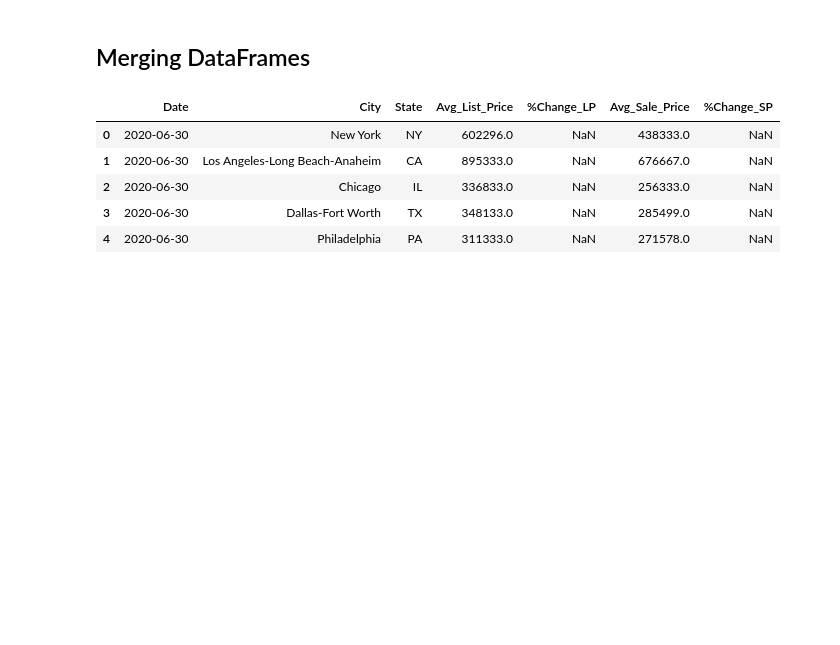
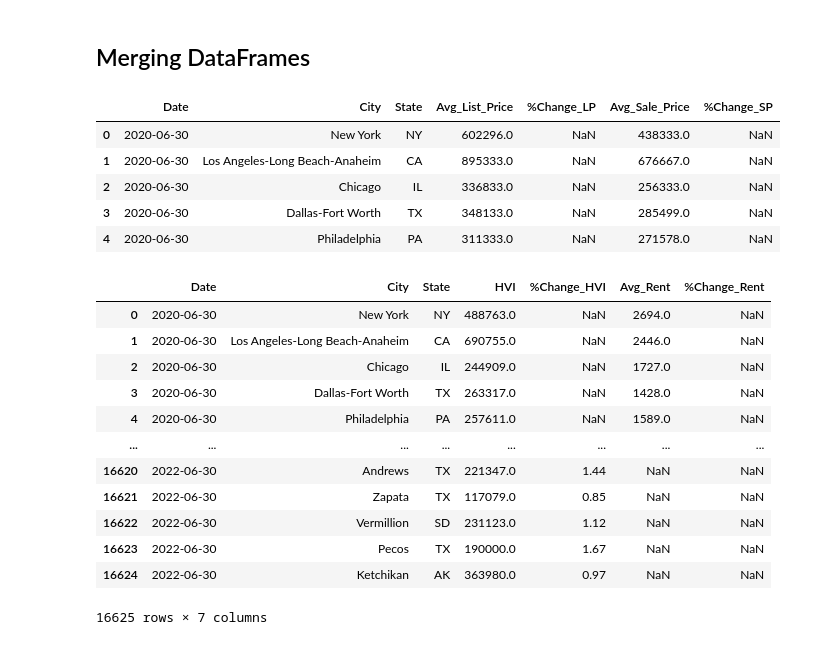
Before and after one commit to mein0819/Final_Project, a Jupyter notebook: Initial_Data_Exploration.ipynb, the cells around one changed output. Saved outputs shown, nothing was run; the diff lists cells and outputs as text; code cells hidden in the pictures; blank space fills up the shorter version.

Commit message:
merged hvi and rent df, test unsupervised ML model

```diff
--- a/Initial_Data_Exploration.ipynb
+++ b/Initial_Data_Exploration.ipynb
@@ -710,3 +710,24 @@ list_sale_data.head()
 | 2 | 2020-06-30 | Chicago | IL | 336833.0 | NaN | 256333.0 | NaN |
 | 3 | 2020-06-30 | Dallas-Fort Worth | TX | 348133.0 | NaN | 285499.0 | NaN |
 | 4 | 2020-06-30 | Philadelphia | PA | 311333.0 | NaN | 271578.0 | NaN |
+# %%
+# Merge hvi_by_month and rent_data_by_month dataframes
+df = pd.merge(hvi_by_month, rent_data_by_month[['Date', 'City', 'Avg_Rent', '%Change_Rent' ]],
+                        how='left',
+                        left_on=['Date', 'City'],
+                        right_on=['Date', 'City'])
+df
+# %% [output]
+|  | Date | City | State | HVI | %Change_HVI | Avg_Rent | %Change_Rent |
+| 0 | 2020-06-30 | New York | NY | 488763.0 | NaN | 2694.0 | NaN |
+| 1 | 2020-06-30 | Los Angeles-Long Beach-Anaheim | CA | 690755.0 | NaN | 2446.0 | NaN |
+| 2 | 2020-06-30 | Chicago | IL | 244909.0 | NaN | 1727.0 | NaN |
+| 3 | 2020-06-30 | Dallas-Fort Worth | TX | 263317.0 | NaN | 1428.0 | NaN |
+| 4 | 2020-06-30 | Philadelphia | PA | 257611.0 | NaN | 1589.0 | NaN |
+| ... | ... | ... | ... | ... | ... | ... | ... |
+| 16620 | 2022-06-30 | Andrews | TX | 221347.0 | 1.44 | NaN | NaN |
+| 16621 | 2022-06-30 | Zapata | TX | 117079.0 | 0.85 | NaN | NaN |
+| 16622 | 2022-06-30 | Vermillion | SD | 231123.0 | 1.12 | NaN | NaN |
+| 16623 | 2022-06-30 | Pecos | TX | 190000.0 | 1.67 | NaN | NaN |
+| 16624 | 2022-06-30 | Ketchikan | AK | 363980.0 | 0.97 | NaN | NaN |
+16625 rows × 7 columns
```
Also changed, not shown: parts of 40 cells of this notebook.
